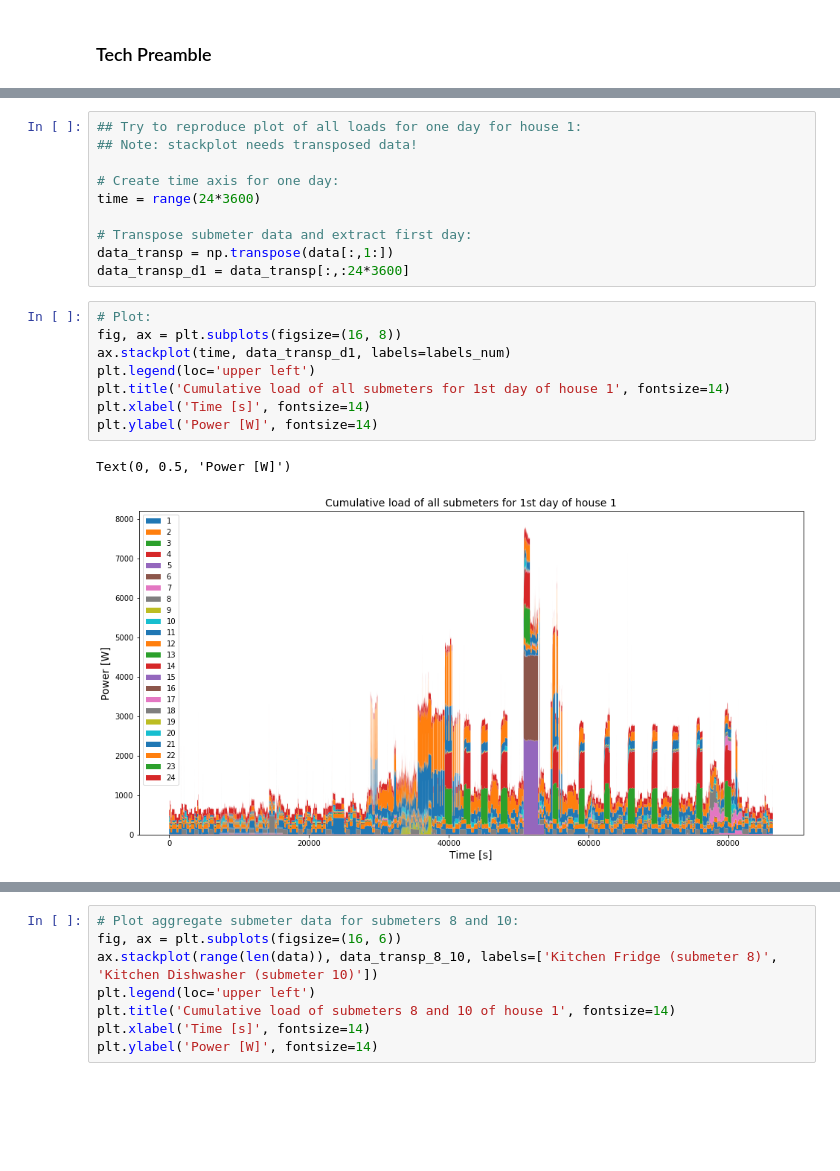
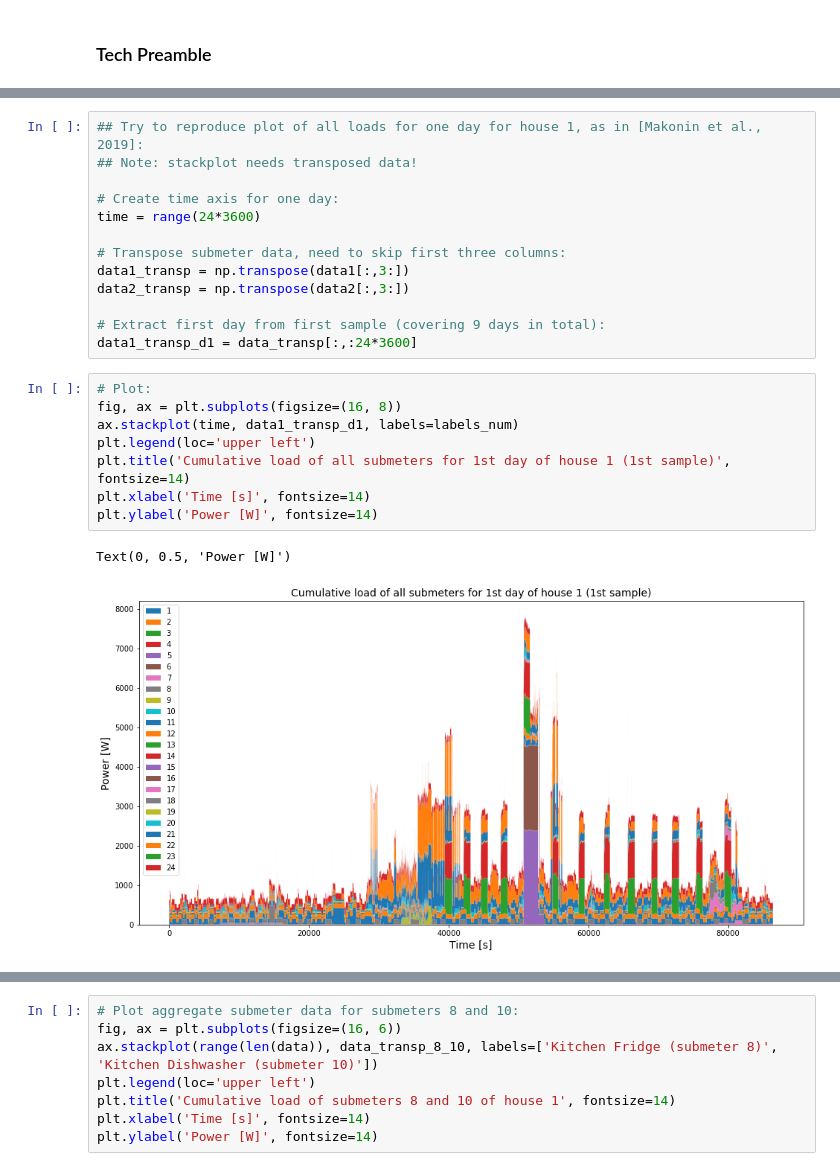
Before and after one commit to MarcoLandtHayen/NILM_NonIntrusiveLoadMonitoring, a Jupyter notebook: notebooks/02_NILM_RAEdataset_CNN.ipynb, the cells around one changed output, grey strips where cells are left out. Saved outputs shown, nothing was run; the diff lists cells and outputs as text; blank space fills up the shorter version.

Commit message:
start new notebook 02, first systematic approach using CNN model on 4 submeters

```diff
--- a/notebooks/02_NILM_RAEdataset_CNN.ipynb
+++ b/notebooks/02_NILM_RAEdataset_CNN.ipynb
@@ -127,24 +185,27 @@ labels_long = ['Kitchen Wall Oven L1','Kitchen Wall Oven L2','Kitchen Counter Pl
 # %%
-## Try to reproduce plot of all loads for one day for house 1:
+## Try to reproduce plot of all loads for one day for house 1, as in [Makonin et al., 2019]:
 ## Note: stackplot needs transposed data!
 
 # Create time axis for one day:
 time = range(24*3600)
 
-# Transpose submeter data and extract first day:
-data_transp = np.transpose(data[:,1:])
-data_transp_d1 = data_transp[:,:24*3600]
+# Transpose submeter data, need to skip first three columns:
+data1_transp = np.transpose(data1[:,3:])
+data2_transp = np.transpose(data2[:,3:])
+
+# Extract first day from first sample (covering 9 days in total):
+data1_transp_d1 = data_transp[:,:24*3600]
 # %%
 # Plot:
 fig, ax = plt.subplots(figsize=(16, 8))
-ax.stackplot(time, data_transp_d1, labels=labels_num)
+ax.stackplot(time, data1_transp_d1, labels=labels_num)
 plt.legend(loc='upper left')
-plt.title('Cumulative load of all submeters for 1st day of house 1', fontsize=14)
+plt.title('Cumulative load of all submeters for 1st day of house 1 (1st sample)', fontsize=14)
 plt.xlabel('Time [s]', fontsize=14)
 plt.ylabel('Power [W]', fontsize=14)
 # %% [output]
 Text(0, 0.5, 'Power [W]')
-[figure, old version]
+[figure, new version]
 # %%
 ## Further aggregate submeters to end up with 10 classes:
 
```
Also changed, not shown: parts of 21 cells of this notebook.
